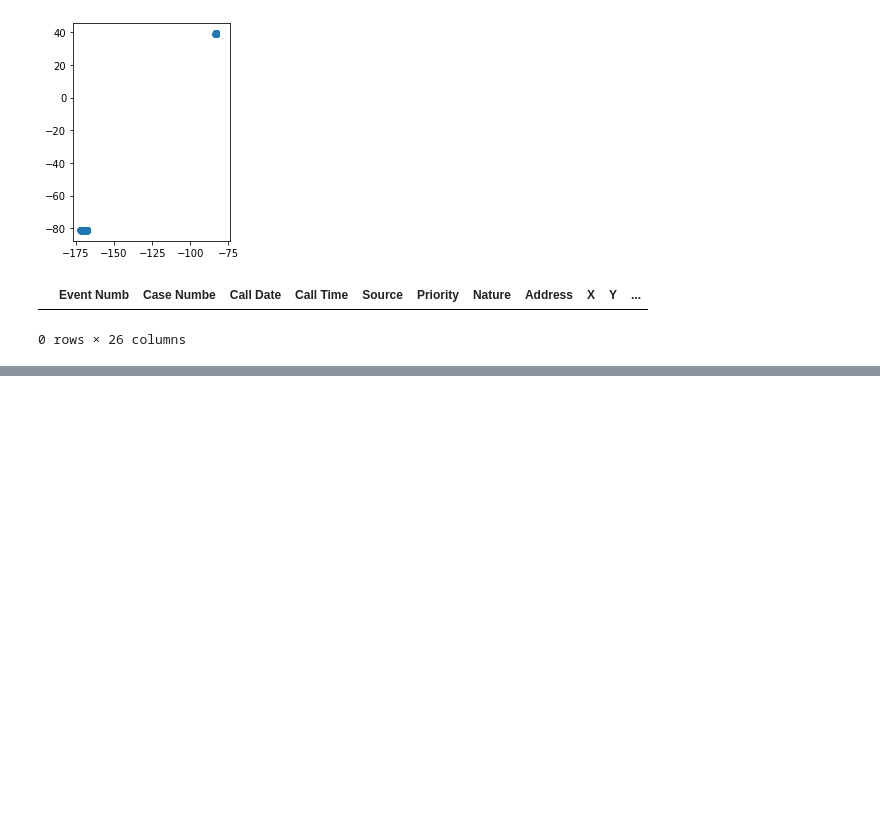
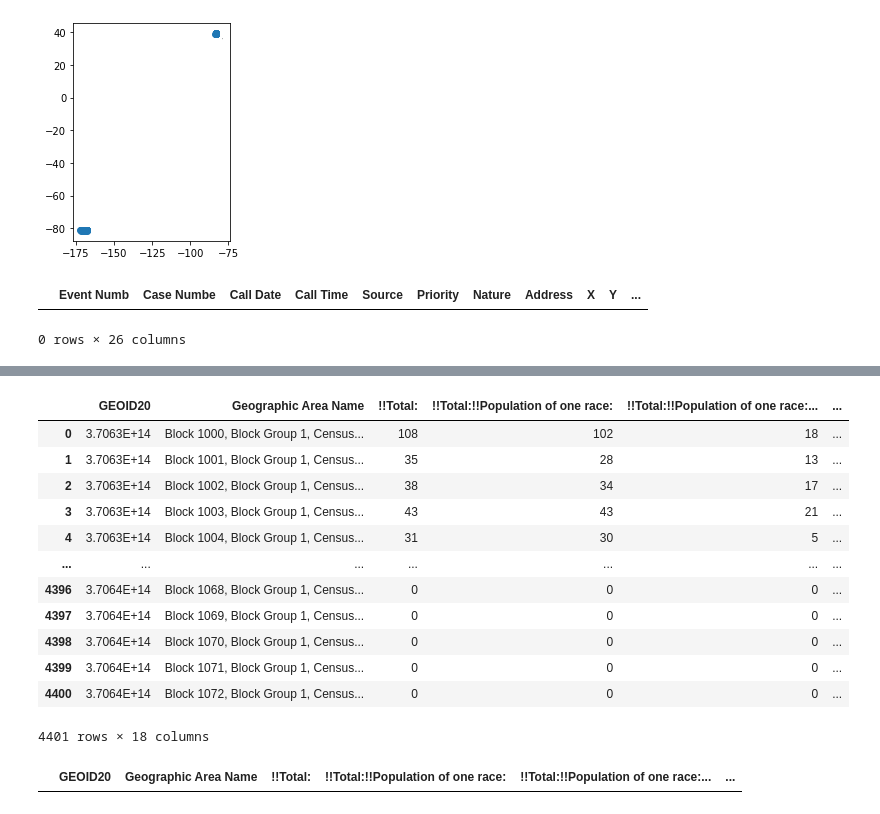
Before and after one commit to sadiesheridan/dataplus-project27-community-safety-durham, a Jupyter notebook: 10_code/dpddata.ipynb, the cells around one changed output, grey strips where cells are left out. Saved outputs shown, nothing was run; the diff lists cells and outputs as text; code cells hidden in the pictures; blank space fills up the shorter version.

```diff
--- a/10_code/dpddata.ipynb
+++ b/10_code/dpddata.ipynb
@@ -214,0 +290,20 @@ beatswithcalls.head()
+# %%
+racedata.merge(ncblockmap[['geometry', 'GEOID20']], on = 'GEOID20', how = 'left')
+# %% [output]
+|  | GEOID20 | Geographic Area Name | !!Total: | !!Total:!!Population of one race: | !!Total:!!Population of one race:... | ... |
+| 0 | 3.7063E+14 | Block 1000, Block Group 1, Census... | 108 | 102 | 18 | ... |
+| 1 | 3.7063E+14 | Block 1001, Block Group 1, Census... | 35 | 28 | 13 | ... |
+| 2 | 3.7063E+14 | Block 1002, Block Group 1, Census... | 38 | 34 | 17 | ... |
+| 3 | 3.7063E+14 | Block 1003, Block Group 1, Census... | 43 | 43 | 21 | ... |
+| 4 | 3.7063E+14 | Block 1004, Block Group 1, Census... | 31 | 30 | 5 | ... |
+| ... | ... | ... | ... | ... | ... | ... |
+| 4396 | 3.7064E+14 | Block 1068, Block Group 1, Census... | 0 | 0 | 0 | ... |
+| 4397 | 3.7064E+14 | Block 1069, Block Group 1, Census... | 0 | 0 | 0 | ... |
+| 4398 | 3.7064E+14 | Block 1070, Block Group 1, Census... | 0 | 0 | 0 | ... |
+| 4399 | 3.7064E+14 | Block 1071, Block Group 1, Census... | 0 | 0 | 0 | ... |
+| 4400 | 3.7064E+14 | Block 1072, Block Group 1, Census... | 0 | 0 | 0 | ... |
+4401 rows × 18 columns
+# %%
+racedata.merge(ncblockmap[['GEOID20']])
+# %% [output]
+|  | GEOID20 | Geographic Area Name | !!Total: | !!Total:!!Population of one race: | !!Total:!!Population of one race:... | ... |
```
Also changed, not shown: parts of 14 cells of this notebook, 1 other file.
